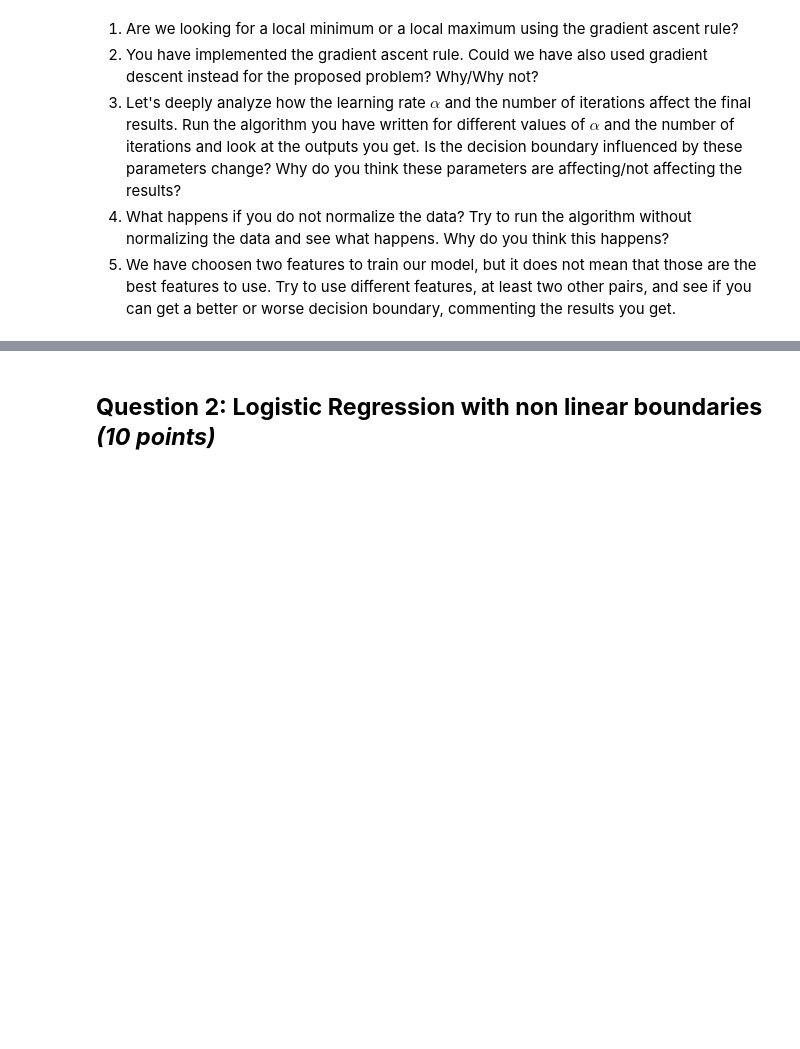
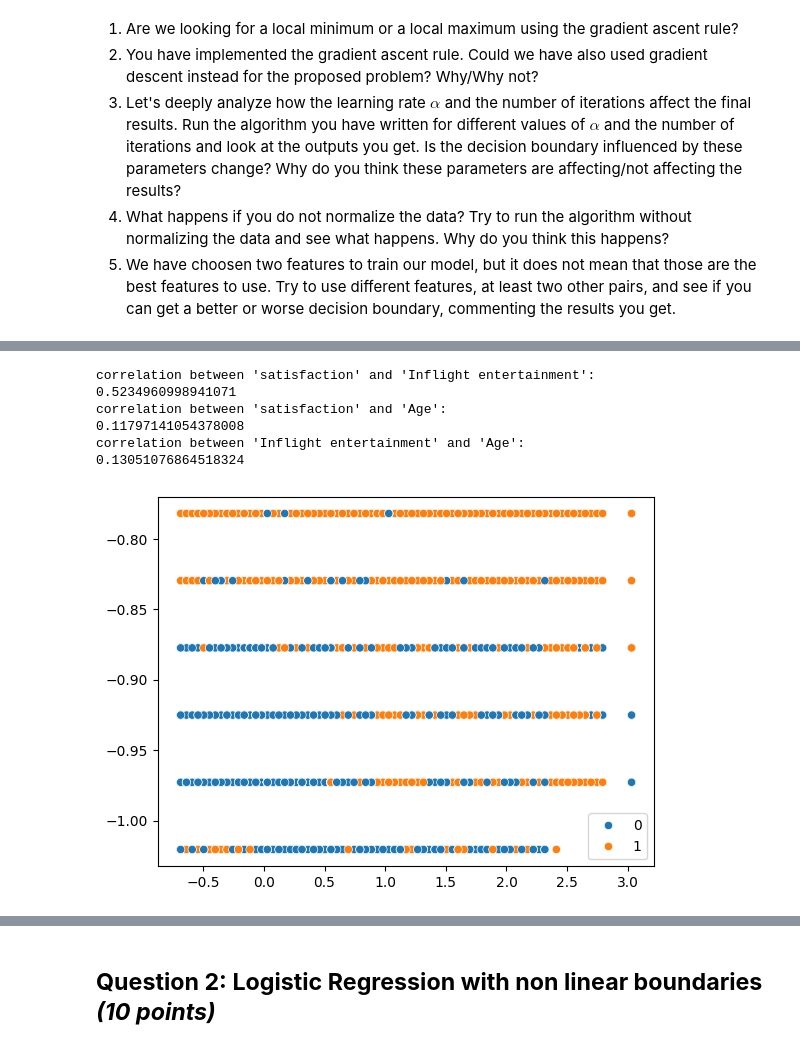
Before and after one commit to ywateba/fds_2023_hw2, a Jupyter notebook: HW2.ipynb, the cells around one changed output, grey strips where cells are left out. Drawn from its saved outputs; the diff is of its cells as text; code cells hidden in the pictures; blank space fills up the shorter version.

```diff
--- a/HW2.ipynb
+++ b/HW2.ipynb
@@ -523,0 +575,33 @@ pass
+# %%
+## QUESTION 5
+correlation_matrix = df.corr()
+
+# Select features with high correlation to the target variable (satisfaction)
+selected_features = []
+for feature in correlation_matrix.columns:
+    correlation = correlation_matrix[feature]["satisfaction"]
+    if abs(correlation) > 0.5:  # Threshold for high correlation
+        selected_features.append(feature)
+
+print("correlation between 'satisfaction' and 'Inflight entertainment':")
+print(correlation_matrix[selected_features[0]][selected_features[1]])
+print("correlation between 'satisfaction' and 'Age':")
+print(correlation_matrix[selected_features[0]]['Age'])
+print("correlation between 'Inflight entertainment' and 'Age':")
+print(correlation_matrix['Inflight entertainment']['Age'])
+# %% [output]
+correlation between 'satisfaction' and 'Inflight entertainment':
+0.5234960998941071
+correlation between 'satisfaction' and 'Age':
+0.11797141054378008
+correlation between 'Inflight entertainment' and 'Age':
+0.13051076864518324
+# %%
+df_new = df[["Age","Inflight entertainment", "satisfaction"]]
+
+X, y = (df_new.drop(["satisfaction"], axis=1).values, df_new["satisfaction"].values)
+X = (X - X.mean()) / X.std()
+sns.scatterplot(x=X[:, 0], y=X[:, 1], hue=y)
+X = np.hstack([np.ones((X.shape[0], 1)), X])
+# %% [output]
+[figure, added]
```
Also changed, not shown: parts of 19 cells of this notebook.
